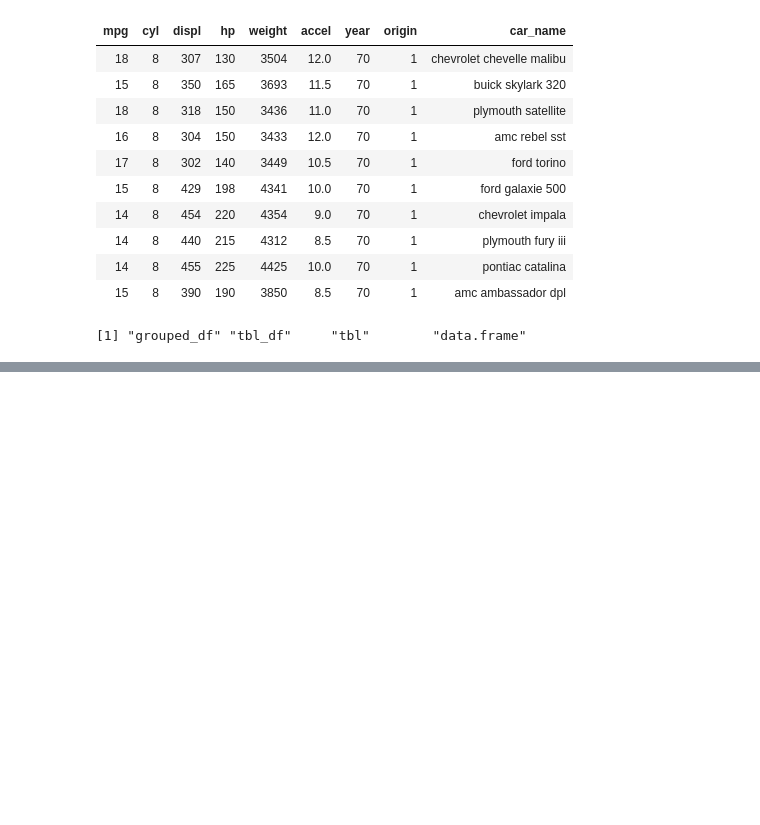
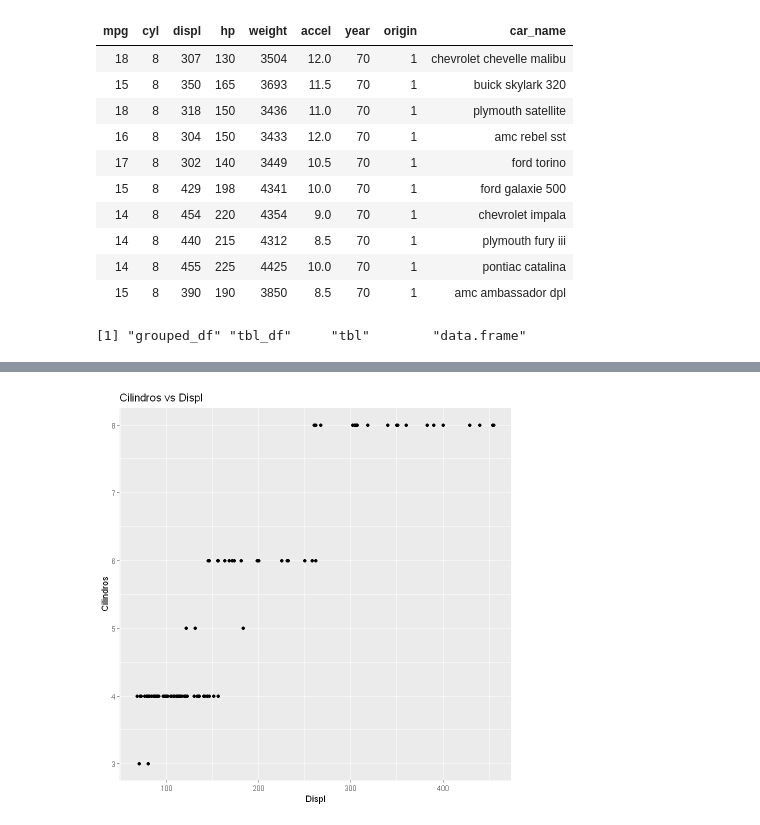
Before and after one commit to Anluhen/R, a Jupyter notebook: 19 - Tidyverse - Parte 2.ipynb, the cells around one changed output, grey strips where cells are left out. Saved outputs shown, nothing was run; the diff lists cells and outputs as text; code cells hidden in the pictures; blank space fills up the shorter version.

```diff
--- a/19 - Tidyverse - Parte 2.ipynb
+++ b/19 - Tidyverse - Parte 2.ipynb
@@ -271,0 +335,10 @@ class(mpg_group7)
+# %%
+ # Visualização dos dados com qplot (quick plot)
+
+qplot(mpg_group7$displ
+     , mpg_group7$cyl
+     , xlab = "Displ"
+     , ylab = "Cilindros"
+     , main = "Cilindros vs Displ")
+# %% [output]
+[figure, added]
```
Also changed, not shown: parts of 11 cells of this notebook.
